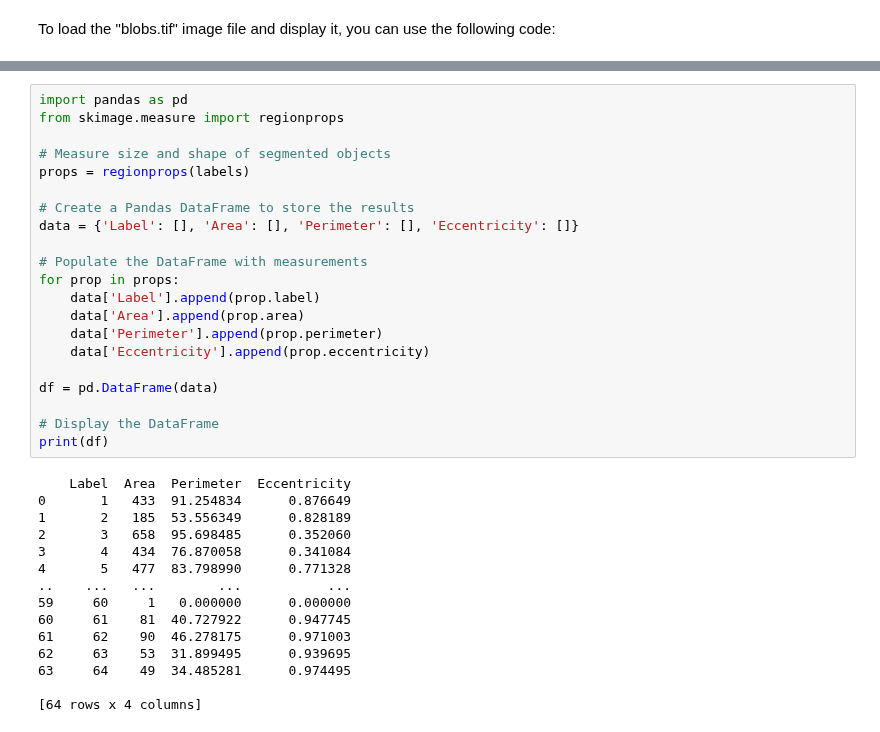
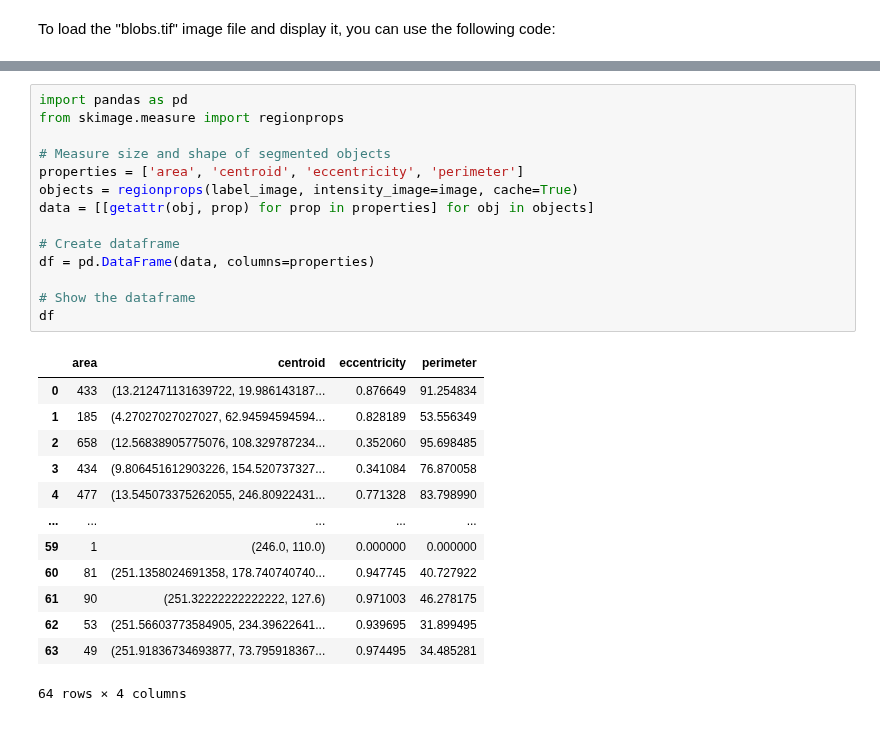
Before and after one commit to haesleinhuepf/bia-bob, a Jupyter notebook: demo/analysis_workflow.ipynb, the cells around one changed output, grey strips where cells are left out. Cells and saved outputs as stored; diff of their text form.

```diff
--- a/demo/analysis_workflow.ipynb
+++ b/demo/analysis_workflow.ipynb
@@ -60,39 +57,31 @@ To measure the size and shape of the segmented objects and store the results in
-# %%
-import pandas as pd
-from skimage.measure import regionprops
-
-# Measure size and shape of segmented objects
-props = regionprops(labels)
-
-# Create a Pandas DataFrame to store the results
-data = {'Label': [], 'Area': [], 'Perimeter': [], 'Eccentricity': []}
-
-# Populate the DataFrame with measurements
-for prop in props:
-    data['Label'].append(prop.label)
-    data['Area'].append(prop.area)
-    data['Perimeter'].append(prop.perimeter)
-    data['Eccentricity'].append(prop.eccentricity)
-
-df = pd.DataFrame(data)
-
-# Display the DataFrame
-print(df)
-# %% [output]
-    Label  Area  Perimeter  Eccentricity
-0       1   433  91.254834      0.876649
-1       2   185  53.556349      0.828189
-2       3   658  95.698485      0.352060
-3       4   434  76.870058      0.341084
-4       5   477  83.798990      0.771328
-..    ...   ...        ...           ...
-59     60     1   0.000000      0.000000
-60     61    81  40.727922      0.947745
-61     62    90  46.278175      0.971003
-62     63    53  31.899495      0.939695
-63     64    49  34.485281      0.974495
-
-[64 rows x 4 columns]
+# %%
+import pandas as pd
+from skimage.measure import regionprops
+
+# Measure size and shape of segmented objects
+properties = ['area', 'centroid', 'eccentricity', 'perimeter']
+objects = regionprops(label_image, intensity_image=image, cache=True)
+data = [[getattr(obj, prop) for prop in properties] for obj in objects]
+
+# Create dataframe
+df = pd.DataFrame(data, columns=properties)
+
+# Show the dataframe
+df
+# %% [output]
+|  | area | centroid | eccentricity | perimeter |
+| 0 | 433 | (13.212471131639722, 19.986143187... | 0.876649 | 91.254834 |
+| 1 | 185 | (4.27027027027027, 62.94594594594... | 0.828189 | 53.556349 |
+| 2 | 658 | (12.56838905775076, 108.329787234... | 0.352060 | 95.698485 |
+| 3 | 434 | (9.806451612903226, 154.520737327... | 0.341084 | 76.870058 |
+| 4 | 477 | (13.545073375262055, 246.80922431... | 0.771328 | 83.798990 |
+| ... | ... | ... | ... | ... |
+| 59 | 1 | (246.0, 110.0) | 0.000000 | 0.000000 |
+| 60 | 81 | (251.1358024691358, 178.740740740... | 0.947745 | 40.727922 |
+| 61 | 90 | (251.32222222222222, 127.6) | 0.971003 | 46.278175 |
+| 62 | 53 | (251.56603773584905, 234.39622641... | 0.939695 | 31.899495 |
+| 63 | 49 | (251.91836734693877, 73.795918367... | 0.974495 | 34.485281 |
+64 rows × 4 columns
 # %%
 %%bob
 plot the perimeter against eccentricity using the seaborn library
```
Also changed, not shown: parts of 10 cells of this notebook, 1 other file.
